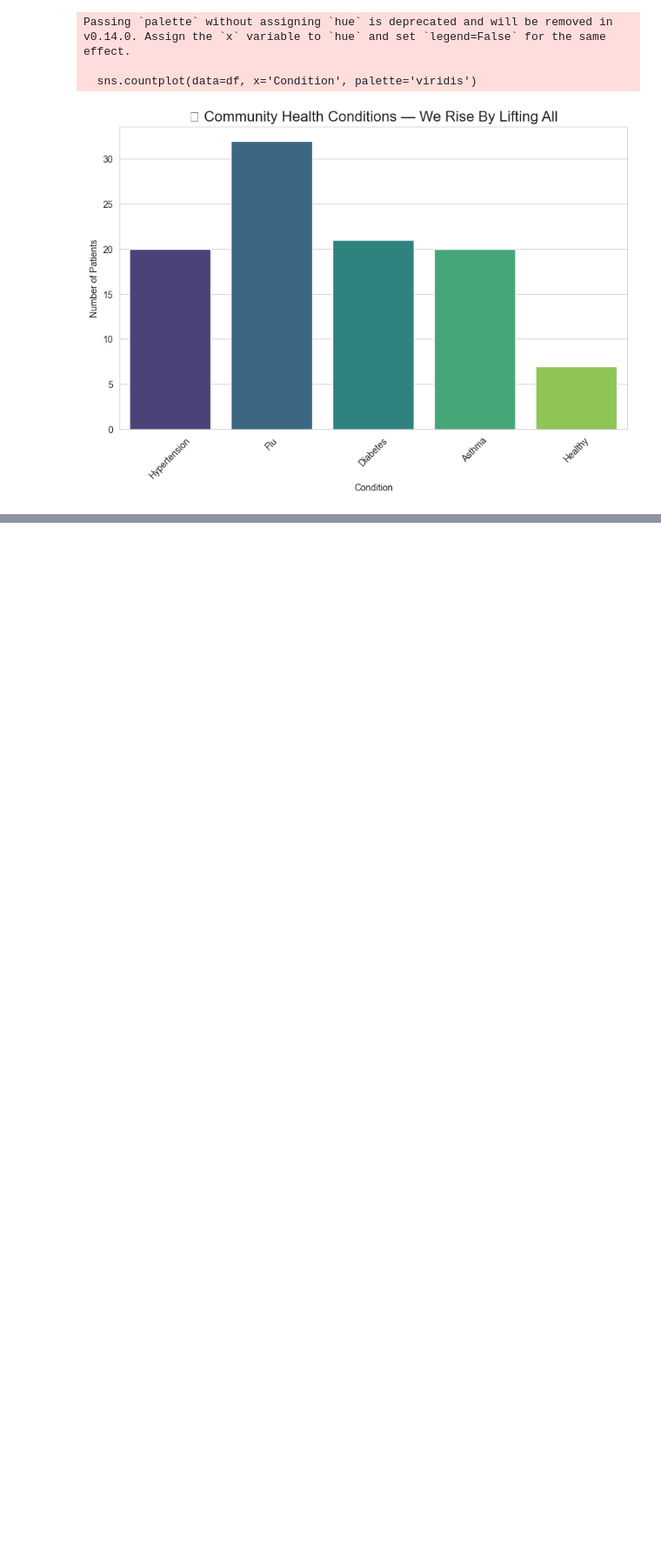
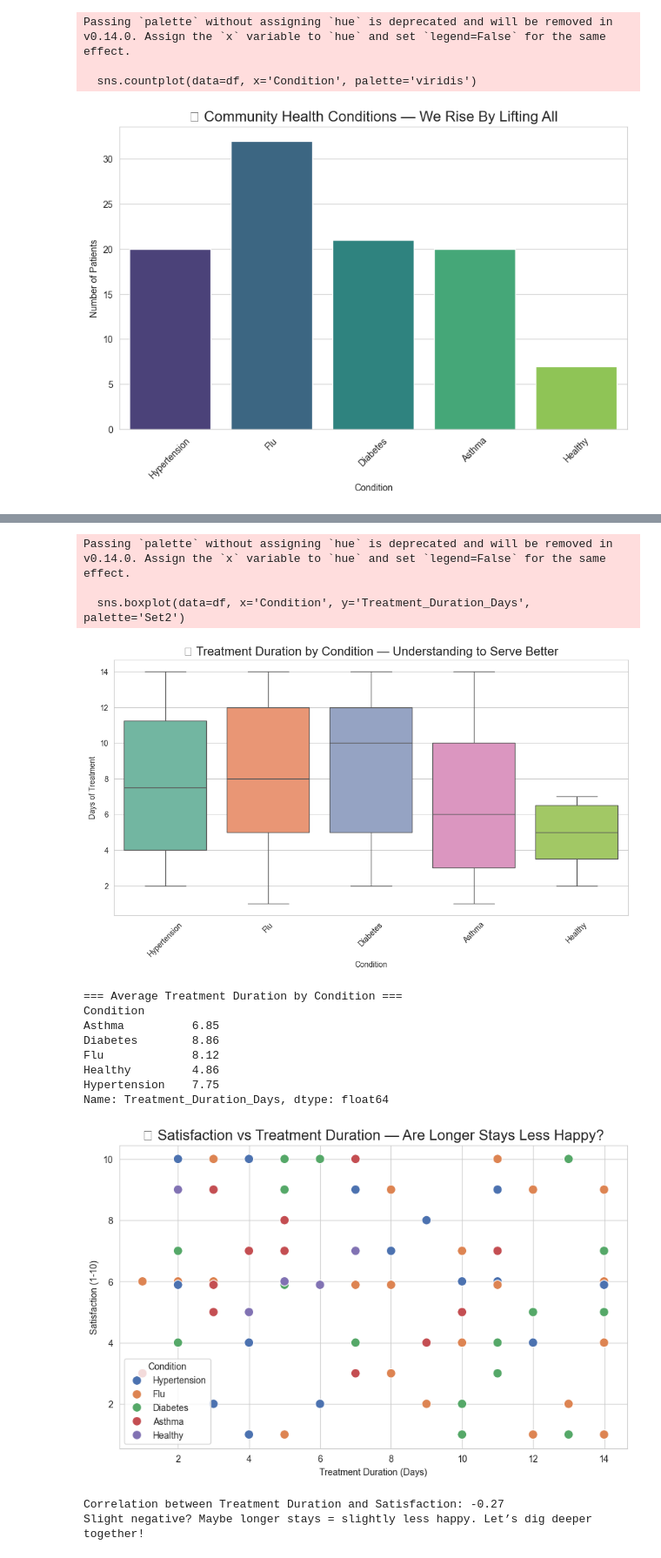
Before and after one commit to edmondweb/Python_Data_Analysis, a Jupyter notebook: week7.ipynb, the cells around one changed output, grey strips where cells are left out. Shown: that part at 87% size. Saved outputs shown, nothing was run; the diff lists cells and outputs as text; code cells hidden in the pictures; blank space fills up the shorter version.

```diff
--- a/week7.ipynb
+++ b/week7.ipynb
@@ -79,3 +79,17 @@ Passing `palette` without assigning `hue` is deprecated and will be removed in v
 
   sns.countplot(data=df, x='Condition', palette='viridis')
 [figure]
+# %%
+# 🤕 Introduce some missing data (for teaching purposes)
+df.loc[np.random.choice(df.index, size=10), 'Satisfaction_Score'] = np.nan
+
+print("\n=== Before Healing ===")
+print(f"Missing Satisfaction Scores: {df['Satisfaction_Score'].isnull().sum()}")
+
+# 🤝 Ubuntu Clean: Fill missing scores with community average — collective care!
+avg_satisfaction = df['Satisfaction_Score'].mean()
+df['Satisfaction_Score'].fillna(avg_satisfaction, inplace=True)
+
+print("=== After Ubuntu Healing ===")
+print(f"Missing Satisfaction Scores: {df['Satisfaction_Score'].isnull().sum()}")
+print(f"Filled with community average: {avg_satisfaction:.2f}")
@@ -81,0 +108,44 @@ Passing `palette` without assigning `hue` is deprecated and will be removed in v
+# %%
+# 🧠 Question: Do certain conditions lead to longer treatments?
+plt.figure(figsize=(12, 6))
+sns.boxplot(data=df, x='Condition', y='Treatment_Duration_Days', palette='Set2')
+plt.title("⏳ Treatment Duration by Condition — Understanding to Serve Better", fontsize=16)
+plt.xlabel("Condition")
+plt.ylabel("Days of Treatment")
+plt.xticks(rotation=45)
+plt.show()
+
+# 💡 Insight: Maybe Asthma patients need longer care? Let's check!
+avg_treatment_by_condition = df.groupby('Condition')['Treatment_Duration_Days'].mean()
+print("\n=== Average Treatment Duration by Condition ===")
+print(avg_treatment_by_condition.round(2))
+
+# ❤️ Question: Is satisfaction linked to treatment duration?
+plt.figure(figsize=(10, 6))
+sns.scatterplot(data=df, x='Treatment_Duration_Days', y='Satisfaction_Score', hue='Condition', palette='deep', s=100)
+plt.title("😊 Satisfaction vs Treatment Duration — Are Longer Stays Less Happy?", fontsize=16)
+plt.xlabel("Treatment Duration (Days)")
+plt.ylabel("Satisfaction (1-10)")
+plt.legend(title='Condition')
+plt.show()
+
+# 🔢 Correlation check
+corr = df['Treatment_Duration_Days'].corr(df['Satisfaction_Score'])
+print(f"\nCorrelation between Treatment Duration and Satisfaction: {corr:.2f}")
+print("Slight negative? Maybe longer stays = slightly less happy. Let’s dig deeper together!")
+# %% [output]
+Passing `palette` without assigning `hue` is deprecated and will be removed in v0.14.0. Assign the `x` variable to `hue` and set `legend=False` for the same effect.
+
+  sns.boxplot(data=df, x='Condition', y='Treatment_Duration_Days', palette='Set2')
+[figure, added]
+=== Average Treatment Duration by Condition ===
+Condition
+Asthma          6.85
+Diabetes        8.86
+Flu             8.12
+Healthy         4.86
+Hypertension    7.75
+Name: Treatment_Duration_Days, dtype: float64
+[figure, added]
+Correlation between Treatment Duration and Satisfaction: -0.27
+Slight negative? Maybe longer stays = slightly less happy. Let’s dig deeper together!
```
Also changed, not shown: parts of 3 cells of this notebook.
